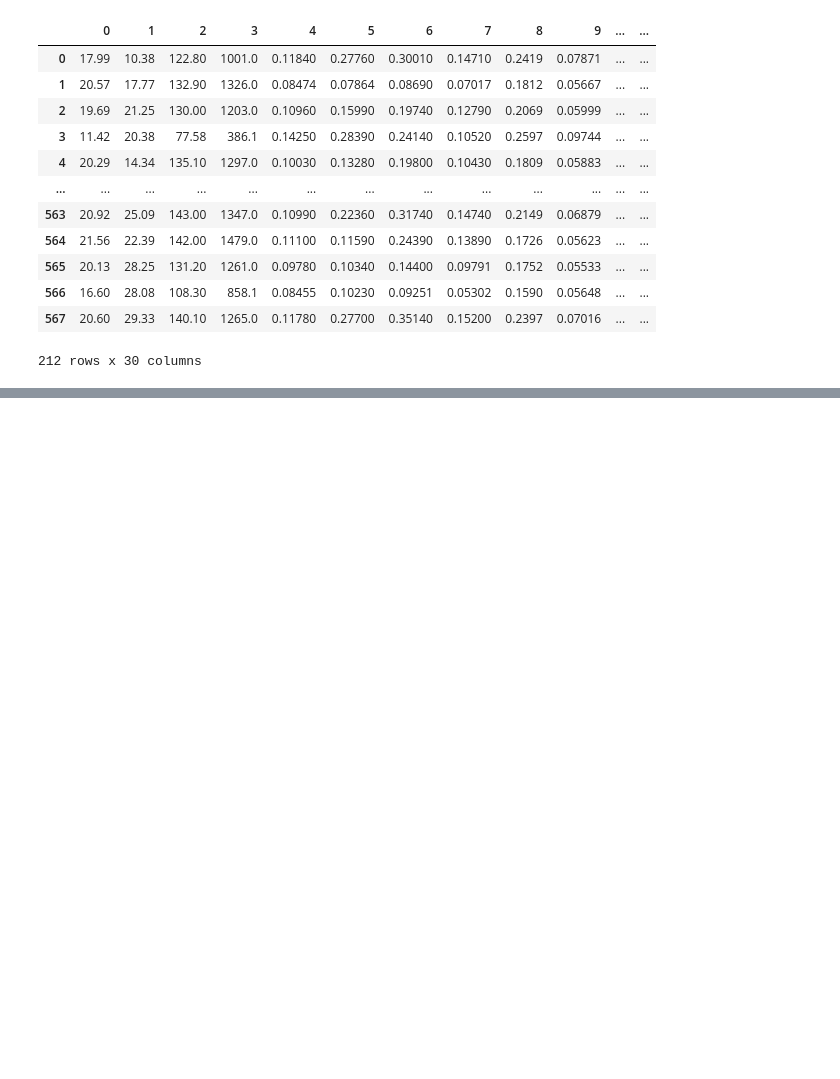
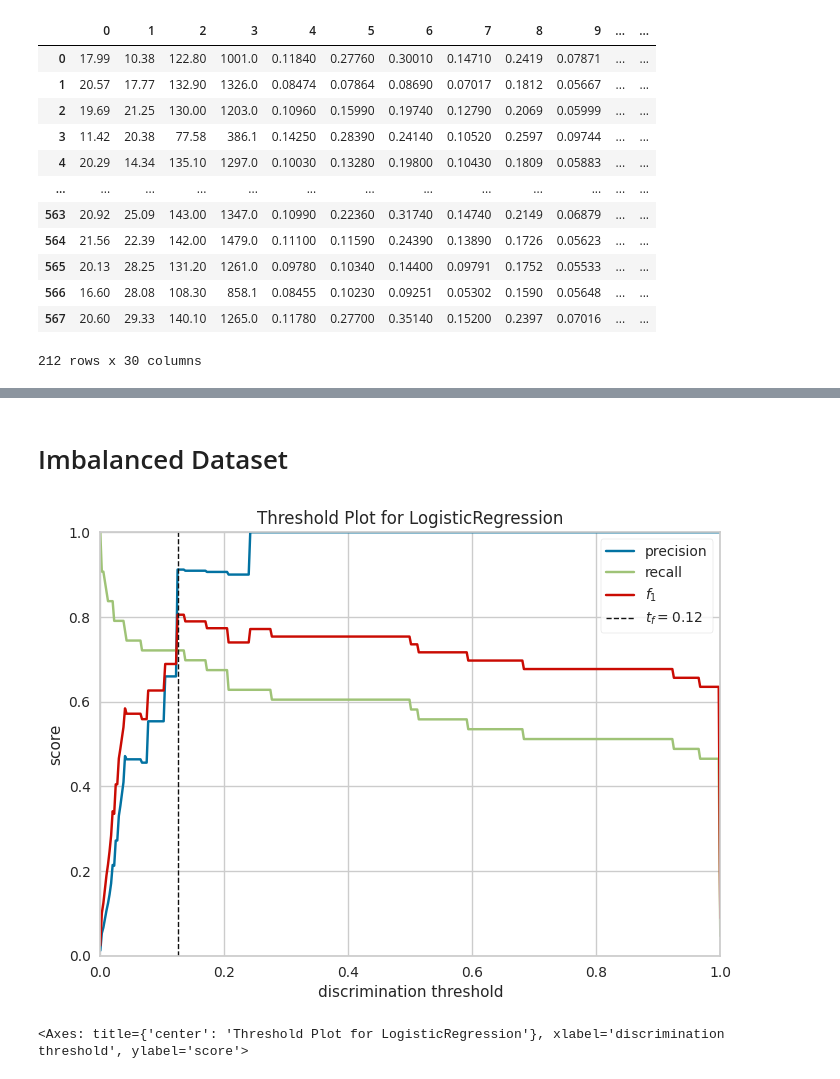
Before and after one commit to MaximillianJacob/Udemy, a Jupyter notebook: machine_learning_imbalanced_data/Section-03-Metrics/7.2_Probability_Distribution.ipynb, the cells around one changed output, grey strips where cells are left out. Drawn from its saved outputs; the diff is of its cells as text; code cells hidden in the pictures; blank space fills up the shorter version.

```diff
--- a/machine_learning_imbalanced_data/Section-03-Metrics/7.2_Probability_Distribution.ipynb
+++ b/machine_learning_imbalanced_data/Section-03-Metrics/7.2_Probability_Distribution.ipynb
@@ -207,0 +283,4 @@ def load_balanced_data(num_obs, random_state):
+# %%
+X_im , y_im = load_imbalanced_data()
+
+X_im.head()
@@ -207,0 +311,7 @@ def load_balanced_data(num_obs, random_state):
+# %%
+X_train_im, X_test_im, y_train_im, y_test_im = train_test_split(
+                                                                X_im,
+                                                                y_im,
+                                                                test_size = 0.3,
+                                                                random_state=0
+)
@@ -207,0 +459,9 @@ def load_balanced_data(num_obs, random_state):
+# %%
+lr_im = LogisticRegression(
+                    penalty='l2',
+                    solver='newton-cg',
+                    C=1,
+                    random_state=0,
+                    max_iter=20
+)
+lr_im.fit(X_im, y_im)
@@ -207,0 +588,16 @@ def load_balanced_data(num_obs, random_state):
+# %% [markdown]
+# Imbalanced Dataset
+# %%
+visualizer = DiscriminationThreshold(lr_im,
+                        n_trials=1,
+                        cv=0.5,
+                        argmax='fscore',
+                        random_state=0,
+                        is_fitted='auto',
+                        exclude='queue_rate')
+visualizer.fit(X_train_im, y_train_im)
+visualizer.score(X_test_im, y_test_im)
+visualizer.show()
+# %% [output]
+[figure, added]
+<Axes: title={'center': 'Threshold Plot for LogisticRegression'}, xlabel='discrimination threshold', ylabel='score'>
```
Also changed, not shown: parts of 50 cells of this notebook.
